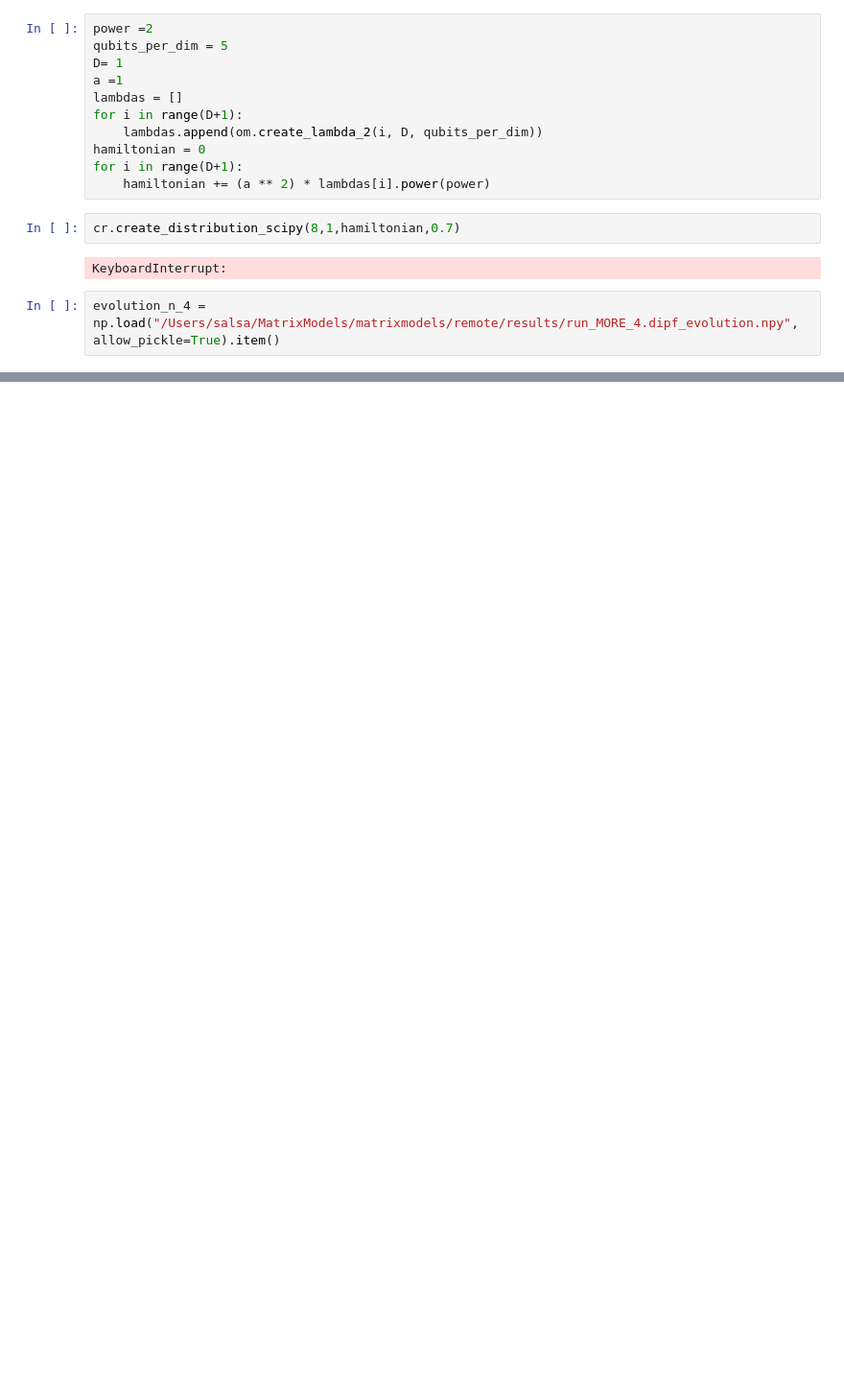
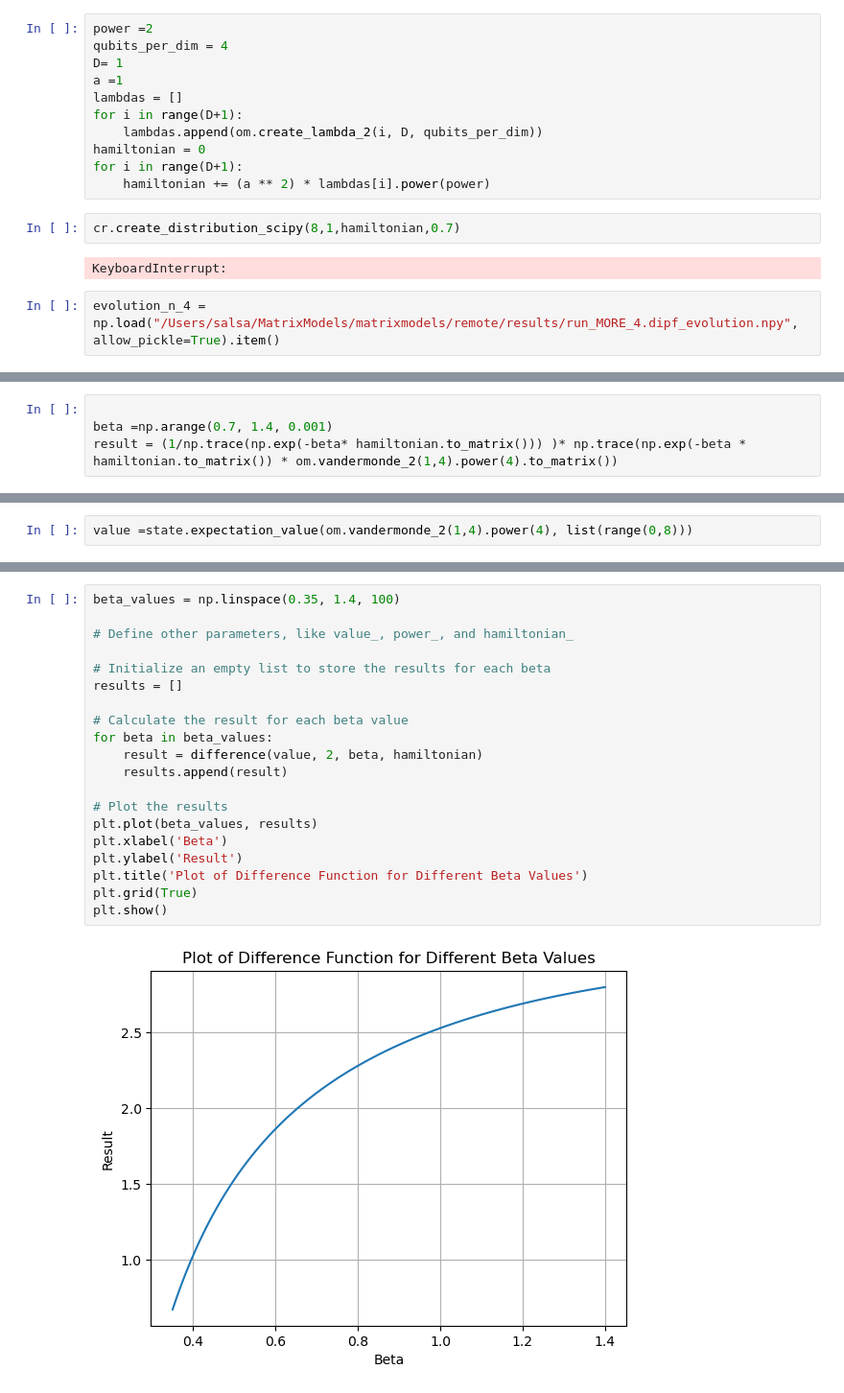
Before and after one commit to burakvarol123/Matrix-Models-with-Quantum-Computing, a Jupyter notebook: evaluation_of_varqite.ipynb, the cells around one changed output, grey strips where cells are left out. Shown at 96% size. Drawn from its saved outputs; the diff is of its cells as text; blank space fills up the shorter version.

```diff
--- a/evaluation_of_varqite.ipynb
+++ b/evaluation_of_varqite.ipynb
@@ -55,6 +41,6 @@ plt.plot(range(len(h_exp_val)), h_exp_val)
 # %%
 power =2
-qubits_per_dim = 5
+qubits_per_dim = 4
 D= 1
 a =1
 lambdas = []
@@ -77,0 +77,4 @@ KeyboardInterrupt:
+# %%
+
+beta =np.arange(0.7, 1.4, 0.001)
+result = (1/np.trace(np.exp(-beta* hamiltonian.to_matrix())) )* np.trace(np.exp(-beta * hamiltonian.to_matrix()) * om.vandermonde_2(1,4).power(4).to_matrix())
@@ -77,0 +83,2 @@ KeyboardInterrupt:
+# %%
+value =state.expectation_value(om.vandermonde_2(1,4).power(4), list(range(0,8)))
@@ -77,0 +89,22 @@ KeyboardInterrupt:
+# %%
+beta_values = np.linspace(0.35, 1.4, 100)
+
+# Define other parameters, like value_, power_, and hamiltonian_
+
+# Initialize an empty list to store the results for each beta
+results = []
+
+# Calculate the result for each beta value
+for beta in beta_values:
+    result = difference(value, 2, beta, hamiltonian)
+    results.append(result)
+
+# Plot the results
+plt.plot(beta_values, results)
+plt.xlabel('Beta')
+plt.ylabel('Result')
+plt.title('Plot of Difference Function for Different Beta Values')
+plt.grid(True)
+plt.show()
+# %% [output]
+[figure, added]
```
Also changed, not shown: parts of 13 cells of this notebook, 23 other files.
